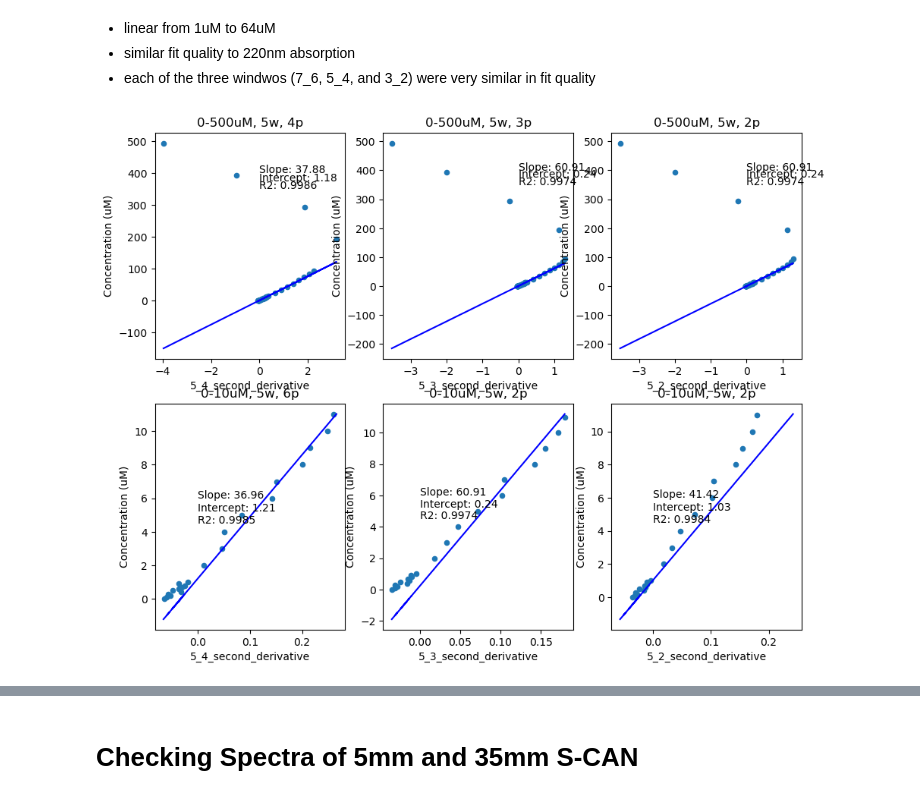
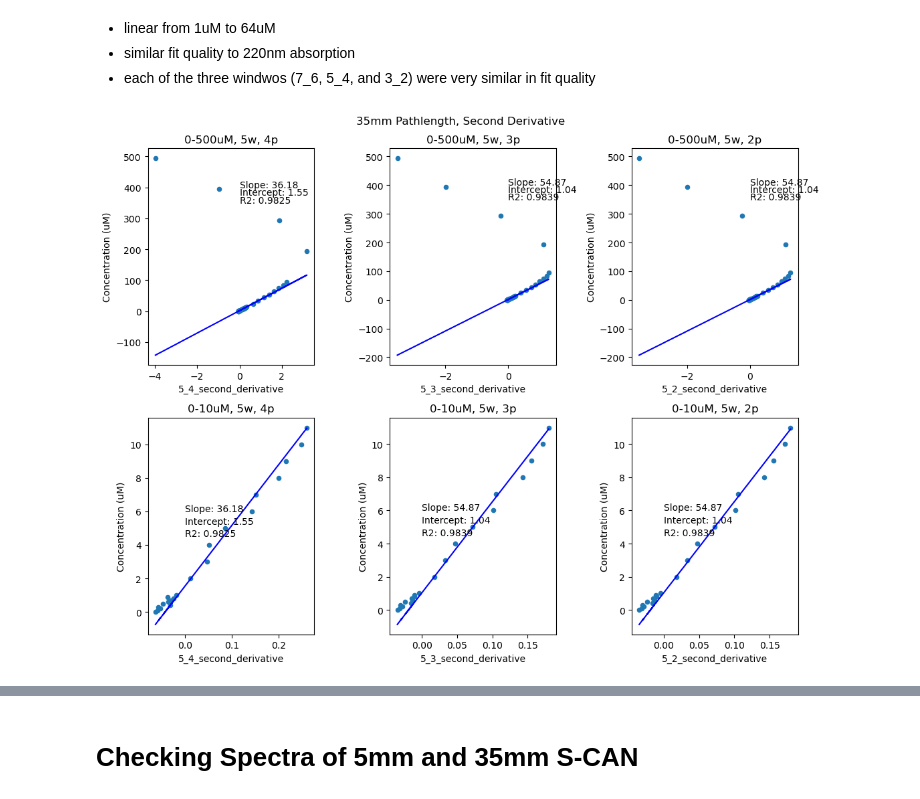
Before and after one commit to mbeneck/rcew-nitrate, a Jupyter notebook: S-Can Calibration and LOD 2-20-24.ipynb, the cells around one changed output, grey strips where cells are left out. Drawn from its saved outputs; the diff is of its cells as text; code cells hidden in the pictures.

```diff
--- a/S-Can Calibration and LOD 2-20-24.ipynb
+++ b/S-Can Calibration and LOD 2-20-24.ipynb
@@ -327,17 +329,20 @@ five_mm_calibration = no3_calibrations.second_derivative(five_mm_calibration, ou
 thirtyfive_mm_calibration.reset_index(inplace=True)
 fig, ax = plt.subplots(figsize=(11,8.5), ncols=3, nrows=2)
 thirtyfive_mm_calibration.plot(y="Concentration (uM)", x='7_6_second_derivative', kind='scatter', ax=ax[0,0], title= "0-500uM, 7w, 6p")
-thirtyfive_mm_calibration.plot(y="Concentration (uM)", x='5_2_second_derivative', kind='scatter', ax=ax[0,1], title= "0-500uM, 5w, 2p")
+thirtyfive_mm_calibration.plot(y="Concentration (uM)", x='5_4_second_derivative', kind='scatter', ax=ax[0,1], title= "0-500uM, 5w, 4p")
 thirtyfive_mm_calibration.plot(y="Concentration (uM)", x='3_2_second_derivative', kind='scatter', ax=ax[0,2], title= "0-500uM, 3w, 2p")
 plot_linear_fit(thirtyfive_mm_calibration, thirtyfive_mm_calibration.loc[10:28], '7_6_second_derivative', 'Concentration (uM)', 0, 400, 25, ax[0,0])
-plot_linear_fit(thirtyfive_mm_calibration, thirtyfive_mm_calibration.loc[10:28], '5_2_second_derivative', 'Concentration (uM)', 0, 400, 25, ax[0,1])
+plot_linear_fit(thirtyfive_mm_calibration, thirtyfive_mm_calibration.loc[10:28], '5_4_second_derivative', 'Concentration (uM)', 0, 400, 25, ax[0,1])
 plot_linear_fit(thirtyfive_mm_calibration, thirtyfive_mm_calibration.loc[10:28], '3_2_second_derivative', 'Concentration (uM)', 0, 400, 25, ax[0,2])
 
 
 thirtyfive_mm_calibration.loc[0:20].plot(y="Concentration (uM)", x='7_6_second_derivative', kind='scatter', ax=ax[1, 0], title = "0-10uM, 7w, 6p")
-thirtyfive_mm_calibration.loc[0:20].plot(y="Concentration (uM)", x='5_2_second_derivative', kind='scatter', ax=ax[1, 1], title = "0-10uM, 5w, 2p")
+thirtyfive_mm_calibration.loc[0:20].plot(y="Concentration (uM)", x='5_4_second_derivative', kind='scatter', ax=ax[1, 1], title = "0-10uM, 5w, 4p")
 thirtyfive_mm_calibration.loc[0:20].plot(y="Concentration (uM)", x='3_2_second_derivative', kind='scatter', ax=ax[1, 2], title = "0-10uM, 3w, 2p")
-coeff_35mm, r2_5mm =plot_linear_fit(thirtyfive_mm_calibration.loc[0:20], thirtyfive_mm_calibration.loc[10:28], '7_6_second_derivative', 'Concentration (uM)', 0, 6, .75, ax[1,0])
-coeff_35mm, r2_5mm =plot_linear_fit(thirtyfive_mm_calibration.loc[0:20], thirtyfive_mm_calibration.loc[10:28], '5_2_second_derivative', 'Concentration (uM)', 0, 6, .75, ax[1,1])
-coeff_35mm, r2_5mm =plot_linear_fit(thirtyfive_mm_calibration.loc[0:20], thirtyfive_mm_calibration.loc[10:28], '3_2_second_derivative', 'Concentration (uM)', 0, 6, .75, ax[1,2])
+coeff_35mm, r2_35mm =plot_linear_fit(thirtyfive_mm_calibration.loc[0:20], thirtyfive_mm_calibration.loc[10:28], '7_6_second_derivative', 'Concentration (uM)', 0, 6, .75, ax[1,0])
+coeff_35mm, r2_35mm =plot_linear_fit(thirtyfive_mm_calibration.loc[0:20], thirtyfive_mm_calibration.loc[10:28], '5_4_second_derivative', 'Concentration (uM)', 0, 6, .75, ax[1,1])
+coeff_35mm, r2_35mm =plot_linear_fit(thirtyfive_mm_calibration.loc[0:20], thirtyfive_mm_calibration.loc[10:28], '3_2_second_derivative', 'Concentration (uM)', 0, 6, .75, ax[1,2])
+
+fig.suptitle('35mm Pathlength, Second Derivative')
+fig.tight_layout()
 # %% [output]
@@ -349,18 +354,21 @@ coeff_35mm, r2_5mm =plot_linear_fit(thirtyfive_mm_calibration.loc[0:20], thirtyf
 # %%
 fig, ax = plt.subplots(figsize=(11,8.5), ncols=3, nrows=2)
 thirtyfive_mm_calibration.plot(y="Concentration (uM)", x='5_4_second_derivative', kind='scatter', ax=ax[0,0], title= "0-500uM, 5w, 4p")
 thirtyfive_mm_calibration.plot(y="Concentration (uM)", x='5_3_second_derivative', kind='scatter', ax=ax[0,1], title= "0-500uM, 5w, 3p")
 thirtyfive_mm_calibration.plot(y="Concentration (uM)", x='5_2_second_derivative', kind='scatter', ax=ax[0,2], title= "0-500uM, 5w, 2p")
-plot_linear_fit(thirtyfive_mm_calibration, thirtyfive_mm_calibration.loc[10:28], '5_4_second_derivative', 'Concentration (uM)', 0, 400, 25, ax[0,0])
-plot_linear_fit(thirtyfive_mm_calibration, thirtyfive_mm_calibration.loc[10:28], '5_3_second_derivative', 'Concentration (uM)', 0, 400, 25, ax[0,1])
-plot_linear_fit(thirtyfive_mm_calibration, thirtyfive_mm_calibration.loc[10:28], '5_2_second_derivative', 'Concentration (uM)', 0, 400, 25, ax[0,2])
+plot_linear_fit(thirtyfive_mm_calibration, thirtyfive_mm_calibration.loc[10:22], '5_4_second_derivative', 'Concentration (uM)', 0, 400, 25, ax[0,0])
+plot_linear_fit(thirtyfive_mm_calibration, thirtyfive_mm_calibration.loc[10:22], '5_3_second_derivative', 'Concentration (uM)', 0, 400, 25, ax[0,1])
+plot_linear_fit(thirtyfive_mm_calibration, thirtyfive_mm_calibration.loc[10:22], '5_2_second_derivative', 'Concentration (uM)', 0, 400, 25, ax[0,2])
 
 
-thirtyfive_mm_calibration.loc[0:20].plot(y="Concentration (uM)", x='5_4_second_derivative', kind='scatter', ax=ax[1, 0], title = "0-10uM, 5w, 6p")
-thirtyfive_mm_calibration.loc[0:20].plot(y="Concentration (uM)", x='5_3_second_derivative', kind='scatter', ax=ax[1, 1], title = "0-10uM, 5w, 2p")
+thirtyfive_mm_calibration.loc[0:20].plot(y="Concentration (uM)", x='5_4_second_derivative', kind='scatter', ax=ax[1, 0], title = "0-10uM, 5w, 4p")
+thirtyfive_mm_calibration.loc[0:20].plot(y="Concentration (uM)", x='5_3_second_derivative', kind='scatter', ax=ax[1, 1], title = "0-10uM, 5w, 3p")
 thirtyfive_mm_calibration.loc[0:20].plot(y="Concentration (uM)", x='5_2_second_derivative', kind='scatter', ax=ax[1, 2], title = "0-10uM, 5w, 2p")
-coeff_35mm, r2_5mm =plot_linear_fit(thirtyfive_mm_calibration.loc[0:20], thirtyfive_mm_calibration.loc[10:28], '7_6_second_derivative', 'Concentration (uM)', 0, 6, .75, ax[1,0])
-coeff_35mm, r2_5mm =plot_linear_fit(thirtyfive_mm_calibration.loc[0:20], thirtyfive_mm_calibration.loc[10:28], '5_2_second_derivative', 'Concentration (uM)', 0, 6, .75, ax[1,1])
-coeff_35mm, r2_5mm =plot_linear_fit(thirtyfive_mm_calibration.loc[0:20], thirtyfive_mm_calibration.loc[10:28], '3_2_second_derivative', 'Concentration (uM)', 0, 6, .75, ax[1,2])
+coeff_35mm, r2_35mm =plot_linear_fit(thirtyfive_mm_calibration.loc[0:20], thirtyfive_mm_calibration.loc[10:22], '5_4_second_derivative', 'Concentration (uM)', 0, 6, .75, ax[1,0])
+coeff_35mm, r2_35mm =plot_linear_fit(thirtyfive_mm_calibration.loc[0:20], thirtyfive_mm_calibration.loc[10:22], '5_3_second_derivative', 'Concentration (uM)', 0, 6, .75, ax[1,1])
+coeff_35mm, r2_35mm =plot_linear_fit(thirtyfive_mm_calibration.loc[0:20], thirtyfive_mm_calibration.loc[10:22], '5_2_second_derivative', 'Concentration (uM)', 0, 6, .75, ax[1,2])
+
+fig.suptitle('35mm Pathlength, Second Derivative')
+fig.tight_layout()
 # %% [output]
-[figure, old version]
+[figure, new version]
```
Also changed, not shown: parts of 12 cells of this notebook, 1 other file.
